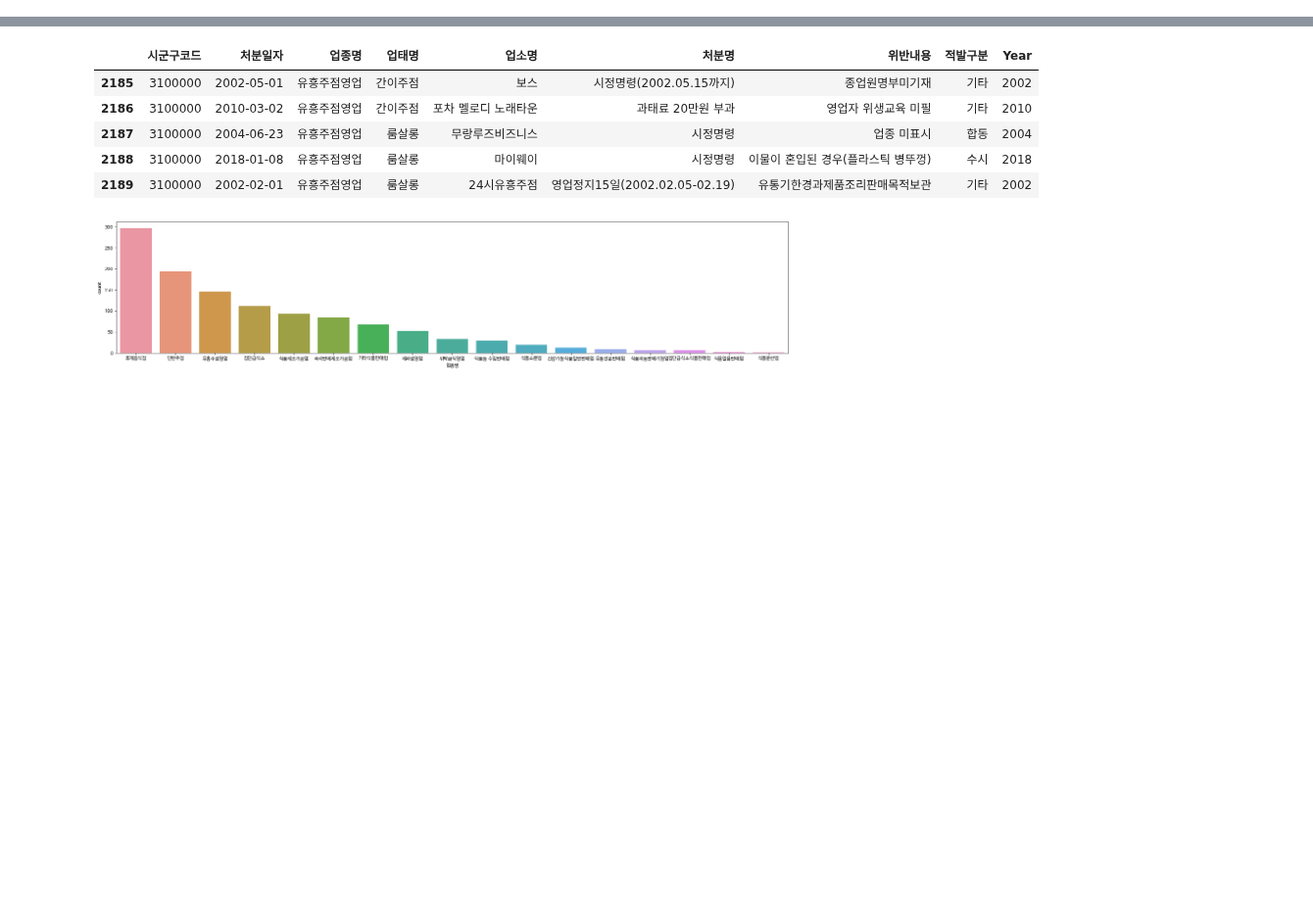
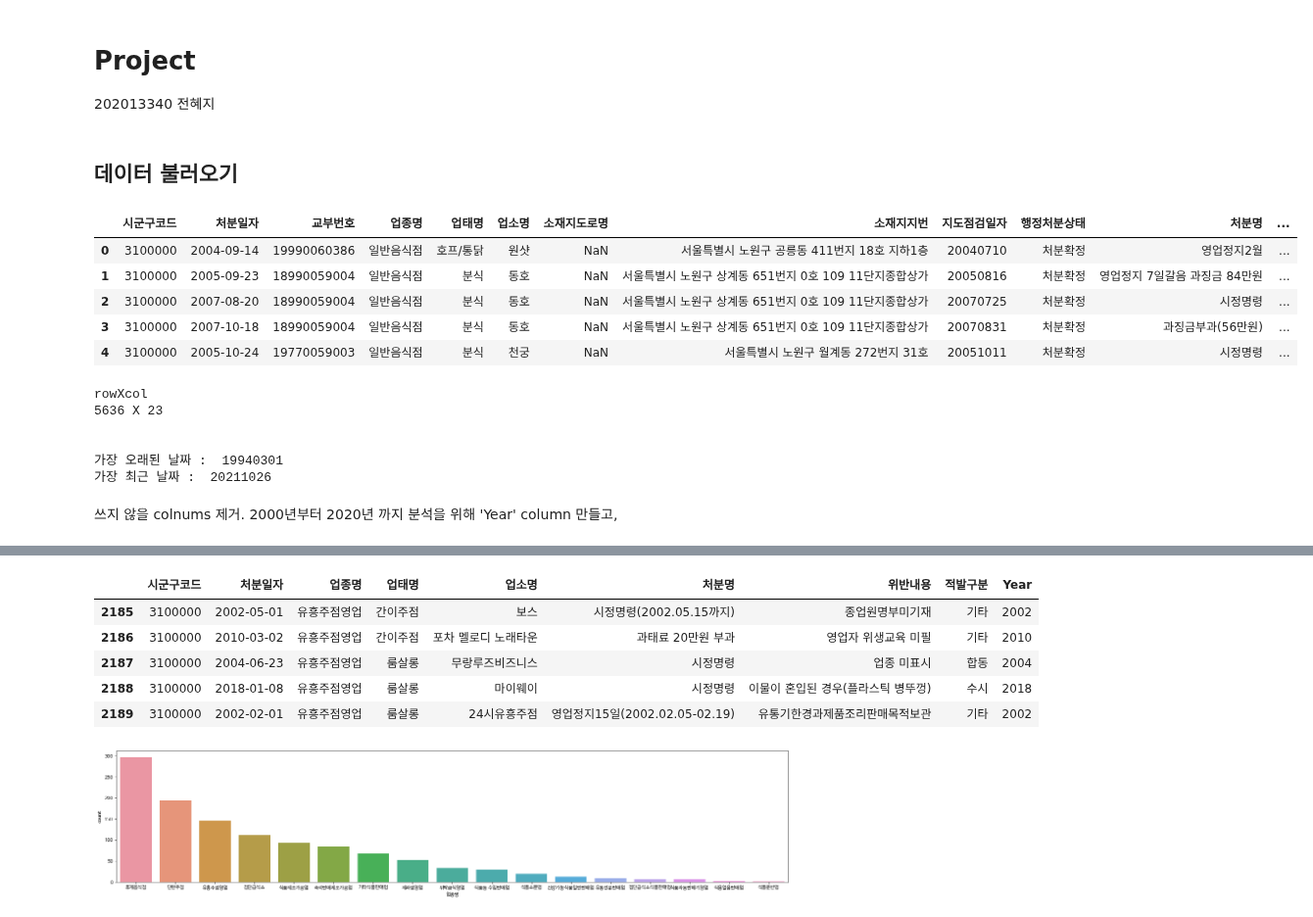
Before and after one commit to HyeJiJUN11/DataAnalysisProgramming, a Jupyter notebook: Project.ipynb, the cells around one changed output, grey strips where cells are left out. Shown at 98% size. Drawn from its saved outputs; the diff is of its cells as text; code cells hidden in the pictures; blank space fills up the shorter version.

```diff
--- a/Project.ipynb
+++ b/Project.ipynb
@@ -74 +57,36 @@ fc-cache: succeeded
+# %% [markdown]
+# **Project**
+202013340 전혜지
+# %% [markdown]
+## 데이터 불러오기
+# %%
+#데이터 받아오고, 처음 5row 출력
+df = pd.read_csv('/content/서울시 노원구 식품위생업소 행정처분내역 현황.csv', encoding='euc-kr', parse_dates=['처분일자']);
+df.head()
+# %% [output]
+|  | 시군구코드 | 처분일자 | 교부번호 | 업종명 | 업태명 | 업소명 | 소재지도로명 | 소재지지번 | 지도점검일자 | 행정처분상태 | 처분명 | ... |
+| 0 | 3100000 | 2004-09-14 | 19990060386 | 일반음식점 | 호프/통닭 | 원샷 | NaN | 서울특별시 노원구 공릉동 411번지 18호 지하1층 | 20040710 | 처분확정 | 영업정지2월 | ... |
+| 1 | 3100000 | 2005-09-23 | 18990059004 | 일반음식점 | 분식 | 동호 | NaN | 서울특별시 노원구 상계동 651번지 0호 109 11단지종합상가 | 20050816 | 처분확정 | 영업정지 7일갈음 과징금 84만원 | ... |
+| 2 | 3100000 | 2007-08-20 | 18990059004 | 일반음식점 | 분식 | 동호 | NaN | 서울특별시 노원구 상계동 651번지 0호 109 11단지종합상가 | 20070725 | 처분확정 | 시정명령 | ... |
+| 3 | 3100000 | 2007-10-18 | 18990059004 | 일반음식점 | 분식 | 동호 | NaN | 서울특별시 노원구 상계동 651번지 0호 109 11단지종합상가 | 20070831 | 처분확정 | 과징금부과(56만원) | ... |
+| 4 | 3100000 | 2005-10-24 | 19770059003 | 일반음식점 | 분식 | 천궁 | NaN | 서울특별시 노원구 월계동 272번지 31호 | 20051011 | 처분확정 | 시정명령 | ... |
+# %%
+#데이터 사이즈 확인
+print('rowXcol')
+print(len(df), 'X', len(df.columns))
+
+#날짜 확인
+print('\n')
+print('가장 오래된 날짜 : ',df['위반일자'].min())
+print('가장 최근 날짜 : ',df['위반일자'].max())
+# %% [output]
+rowXcol
+5636 X 23
+
+
+가장 오래된 날짜 :  19940301
+가장 최근 날짜 :  20211026
+# %% [markdown]
+쓰지 않을 colnums 제거.
+2000년부터 2020년 까지 분석을 위해 'Year' column 만들고,
 # %%
```
Also changed, not shown: parts of 30 cells of this notebook.
